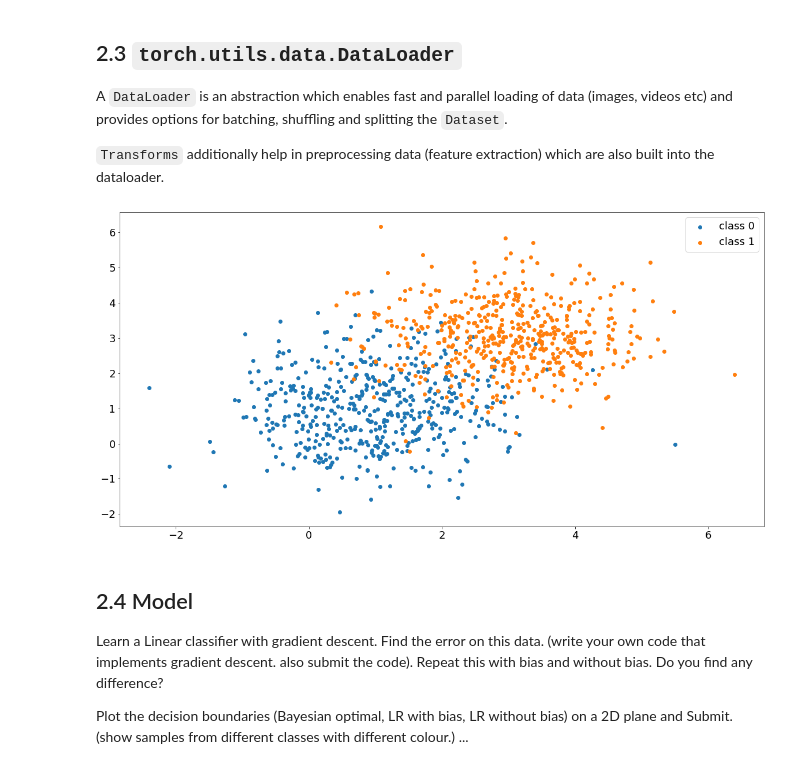
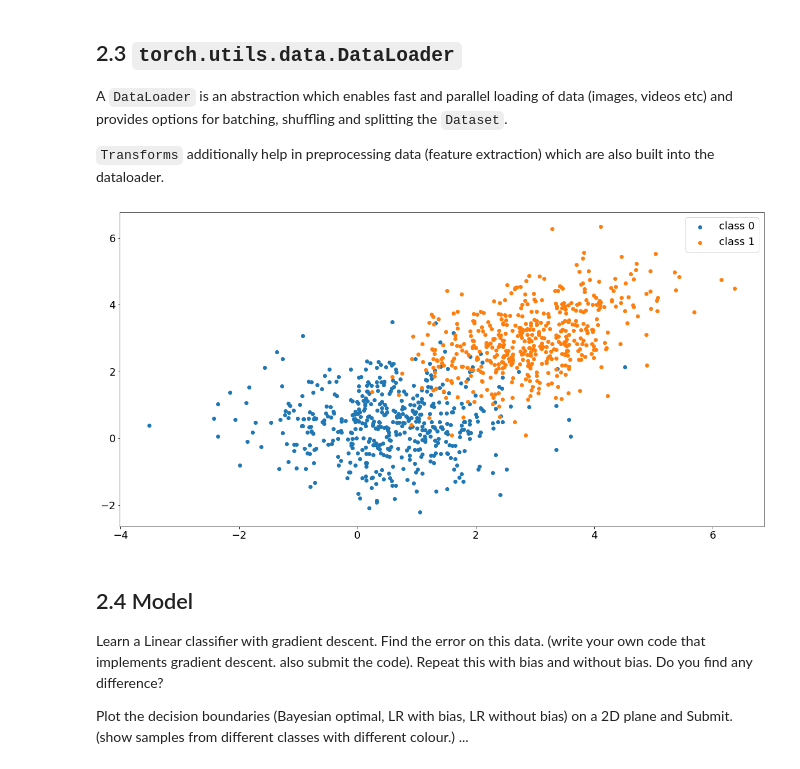
Before and after one commit to chhanganivarun/cvit-workshop, a Jupyter notebook: classes/day5/Intro_Pytorch.ipynb, the cells around one changed output. Drawn from its saved outputs; the diff is of its cells as text; code cells hidden in the pictures.

Commit message:
start of day 6

```diff
--- a/classes/day5/Intro_Pytorch.ipynb
+++ b/classes/day5/Intro_Pytorch.ipynb
@@ -116,10 +117,10 @@ class FakeDataset(torch.utils.data.Dataset):
 # %%
 samples = 500
 
-mean, covariance = torch.tensor([1, 1]).float(), torch.eye(2, 2).float()
+mean, covariance = torch.tensor([0.5, 0.5]).float(), torch.eye(2, 2).float()
 first = FakeDataset(mean, covariance, class_id=0, samples=samples)
 
-mean, covariance = torch.tensor([3, 3]).float(), torch.eye(2, 2).float()
+mean, covariance = torch.tensor([3, 3]).float(), torch.tensor([[1,0.3],[0.5,1]]).float()
 second = FakeDataset(mean, covariance, class_id=1, samples=samples)
 # %% [markdown]
 \begin{align*}
@@ -140,35 +141,36 @@ loader = torch.utils.data.DataLoader(dataset, shuffle=True)
 
 def visualize_datapoints(first, second, boundaries=[]):
     def datapoints(dset):
         loader = torch.utils.data.DataLoader(dset, batch_size=len(dset))
         pts, labels = next(iter(loader))
         xys = pts.numpy()
         xs, ys = xys[:, 0], xys[:, 1]
         return (xs, ys)
 
     xs, ys = datapoints(first)
     pyplot.figure(figsize=(20, 10))
     pyplot.scatter(xs, ys, label='class 0')
 
     xs, ys = datapoints(second)
     pyplot.scatter(xs, ys, label='class 1')
 
     def draw(boundary):
         w, title  = boundary
         eps = 1e-9
         f = lambda x: -(w[0] + w[1]*x)/(w[2] + eps)
-        xs = torch.linspace(start=-1, end=+5, steps=100)
+        g = lambda x: 1/(1+np.exp(-x))
+        xs = torch.linspace(start=-5, end=+15, steps=500)
         ys = f(xs)
         pyplot.plot(xs.numpy(), ys.numpy(), label=title)
     for boundary in boundaries:
         draw(boundary)
 
     pyplot.legend()
     return pyplot
 
 _ = visualize_datapoints(first, second)
 # %% [output]
-[figure, old version]
+[figure, new version]
 # %% [markdown]
 ## 2.4 Model
 
```
Also changed, not shown: parts of 3 cells of this notebook.
